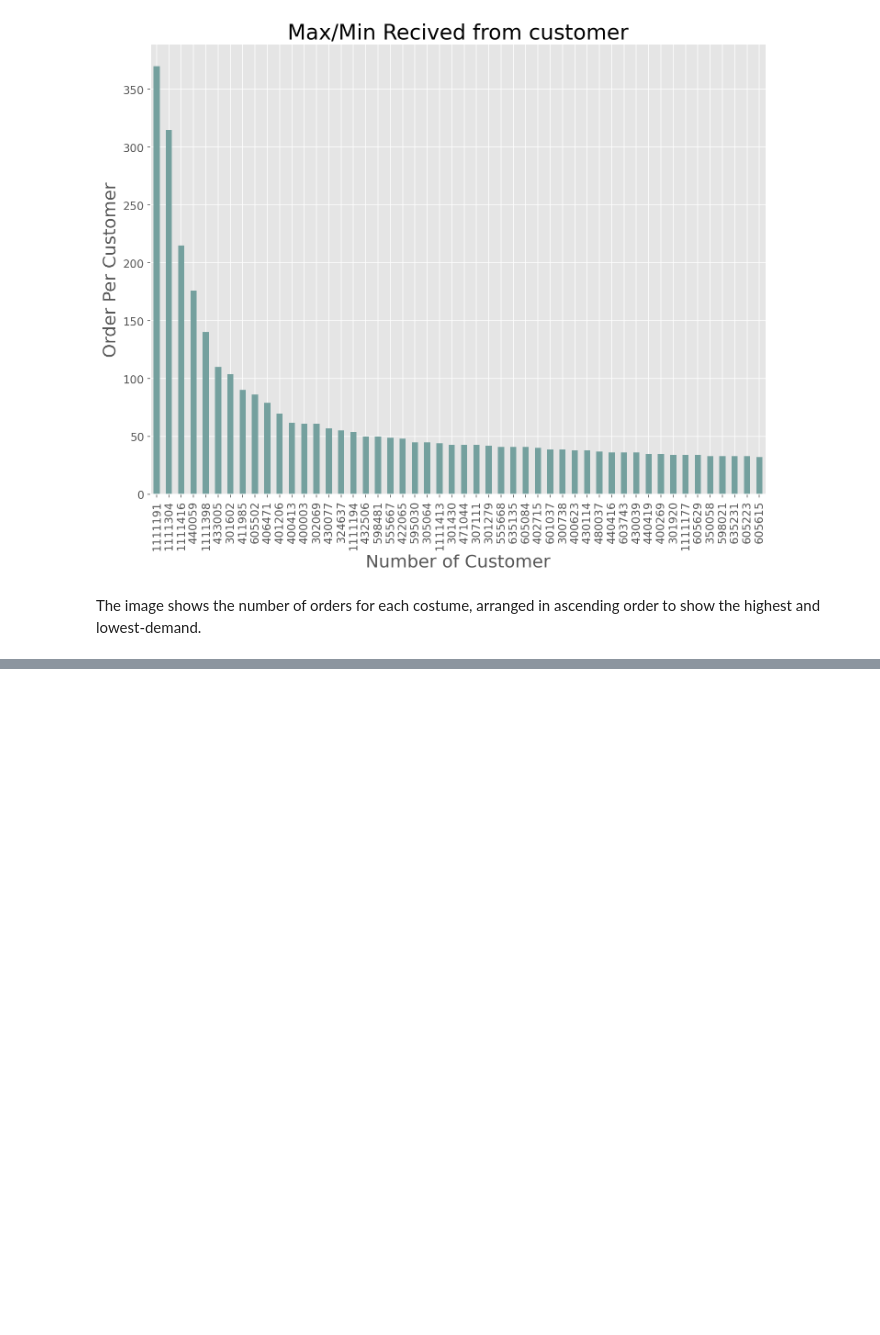
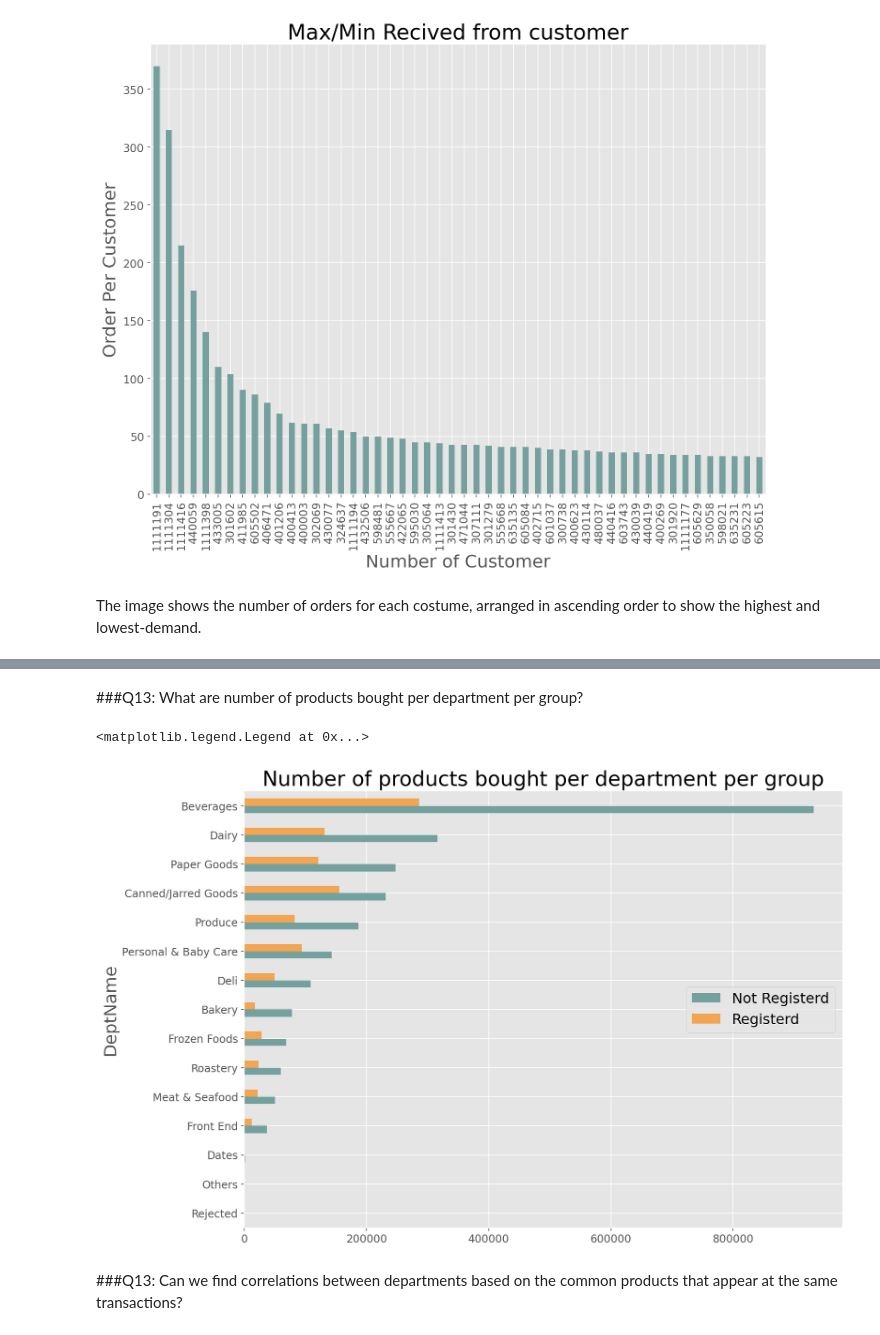
Before and after one commit to POS-Cross/Bravo-EDA, a Jupyter notebook: Bravo_EDA.ipynb, the cells around one changed output, grey strips where cells are left out. Drawn from its saved outputs; the diff is of its cells as text; code cells hidden in the pictures; blank space fills up the shorter version.

```diff
--- a/Bravo_EDA.ipynb
+++ b/Bravo_EDA.ipynb
@@ -559,0 +585,17 @@ The image shows the number of orders for each costume, arranged in ascending ord
+# %% [markdown]
+###Q13: What are number of products bought per department per group?
+# %%
+DeptPerGroup=df_items.groupby(["DeptNo","CustomerGroup"])
+counts=DeptPerGroup.ItemName.count()
+
+DeptPerGroup = counts.unstack()
+DeptPerGroup.columns=['Not Registerd','Registerd']
+DeptPerGroup['DeptName']=depts
+ax = DeptPerGroup.sort_values(['Not Registerd','Registerd']).plot.barh(x='DeptName')
+ax.set_title('Number of products bought per department per group')
+ax.legend(loc='center right')
+# %% [output]
+<matplotlib.legend.Legend at 0x...>
+[figure, added]
+# %% [markdown]
+###Q13: Can we find correlations between departments based on the common products that appear at the same transactions?
```
Also changed, not shown: parts of 8 cells of this notebook.
